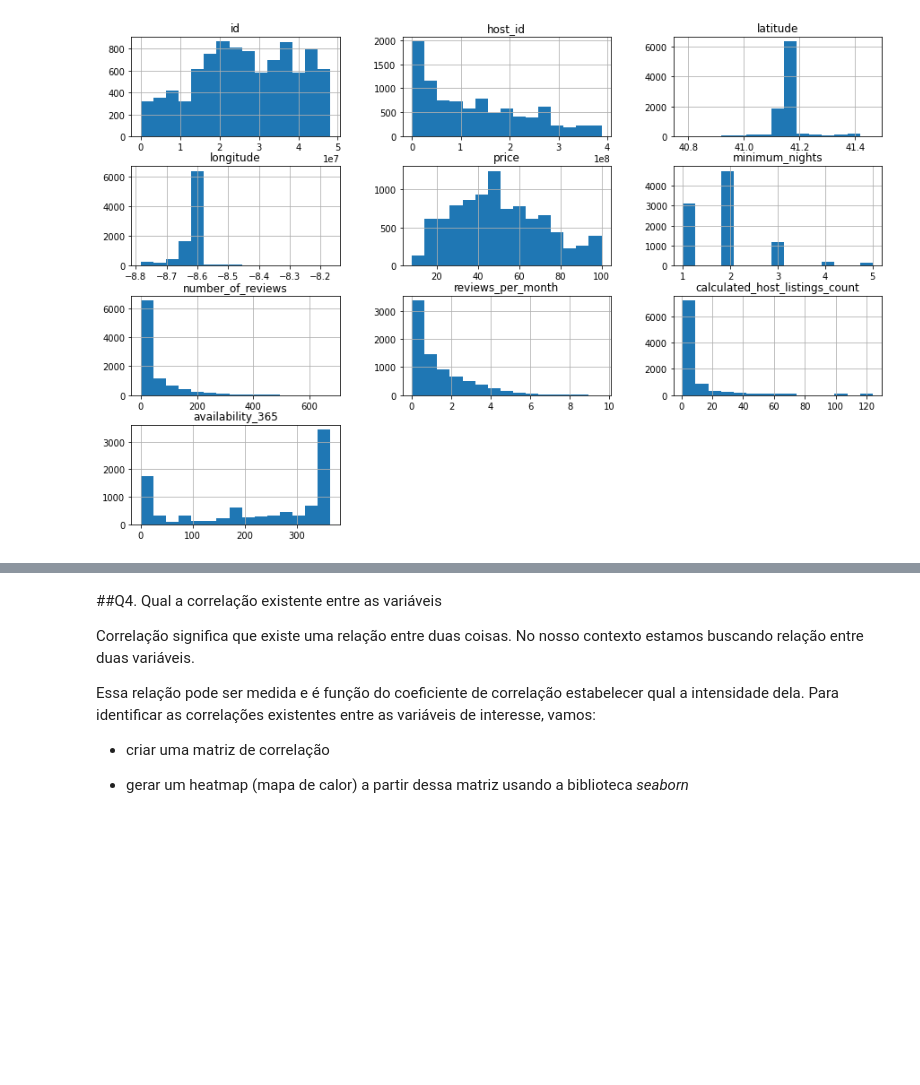
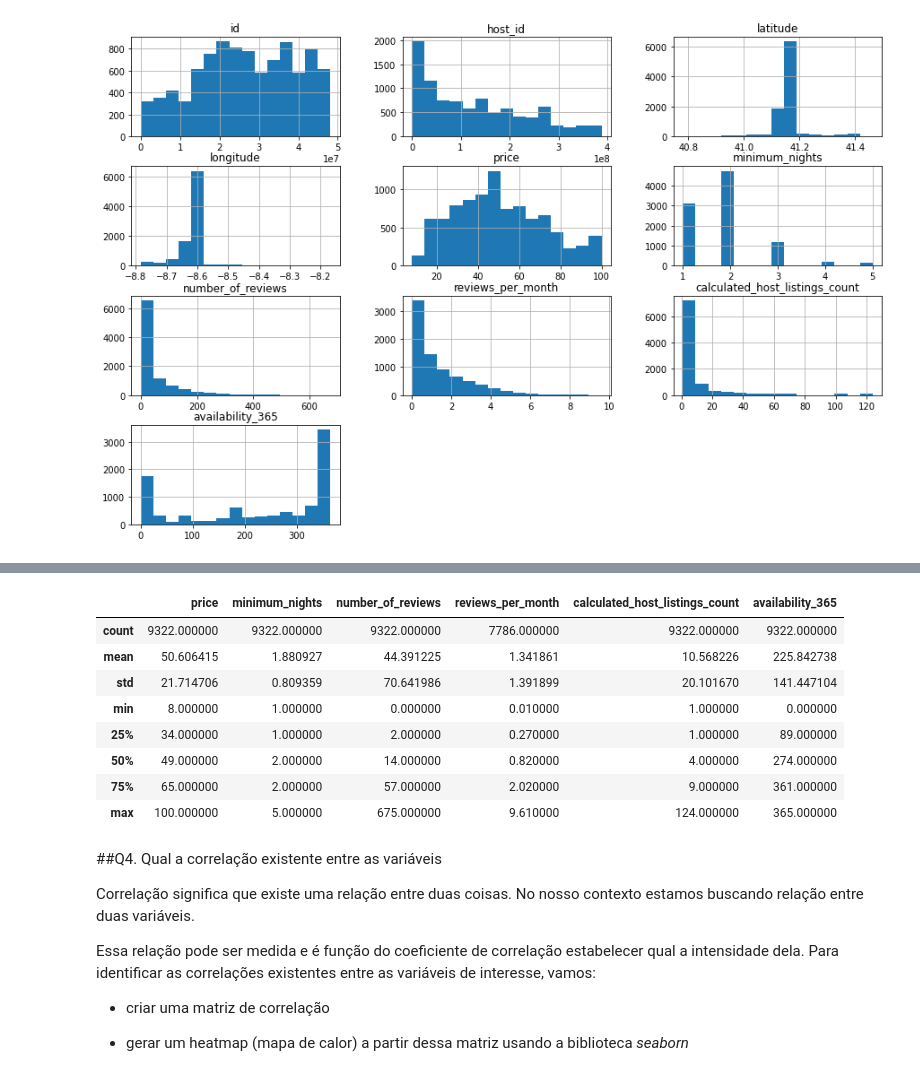
Before and after one commit to rodrigowe1988/Data-Science-na-Pratica, a Jupyter notebook: Dados_do_Airbnb_para_a_cidade_de_Porto_PT.ipynb, the cells around one changed output, grey strips where cells are left out. Cells and saved outputs as stored; diff of their text form; code cells hidden in the pictures; blank space fills up the shorter version.

```diff
--- a/Dados_do_Airbnb_para_a_cidade_de_Porto_PT.ipynb
+++ b/Dados_do_Airbnb_para_a_cidade_de_Porto_PT.ipynb
@@ -254,3 +262,16 @@ df_clean.hist(bins=15, figsize=(15, 10));
+# %%
+#ver o resumo estatístico das variáveis numéricas (usando o método "describe")
+df_clean[['price', 'minimum_nights', 'number_of_reviews', 'reviews_per_month', 'calculated_host_listings_count', 'availability_365']].describe()
+# %% [output]
+|  | price | minimum_nights | number_of_reviews | reviews_per_month | calculated_host_listings_count | availability_365 |
+| count | 9322.000000 | 9322.000000 | 9322.000000 | 7786.000000 | 9322.000000 | 9322.000000 |
+| mean | 50.606415 | 1.880927 | 44.391225 | 1.341861 | 10.568226 | 225.842738 |
+| std | 21.714706 | 0.809359 | 70.641986 | 1.391899 | 20.101670 | 141.447104 |
+| min | 8.000000 | 1.000000 | 0.000000 | 0.010000 | 1.000000 | 0.000000 |
+| 25% | 34.000000 | 1.000000 | 2.000000 | 0.270000 | 1.000000 | 89.000000 |
+| 50% | 49.000000 | 2.000000 | 14.000000 | 0.820000 | 4.000000 | 274.000000 |
+| 75% | 65.000000 | 2.000000 | 57.000000 | 2.020000 | 9.000000 | 361.000000 |
+| max | 100.000000 | 5.000000 | 675.000000 | 9.610000 | 124.000000 | 365.000000 |
 # %% [markdown]
 ##Q4. Qual a correlação existente entre as variáveis
 
```
Also changed, not shown: parts of 1 cell of this notebook.
